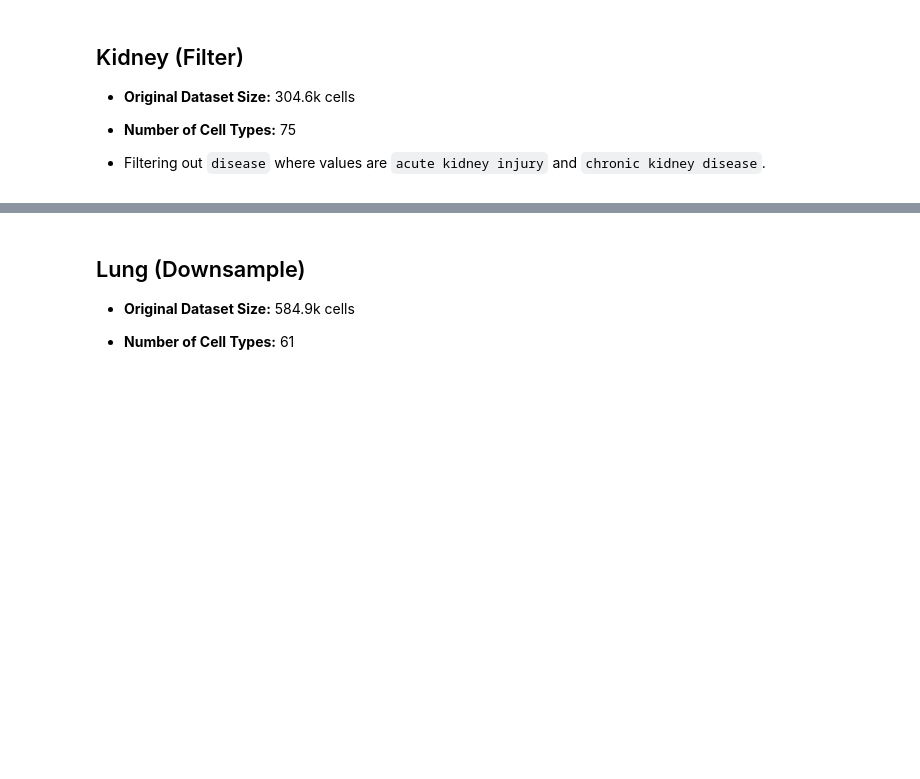
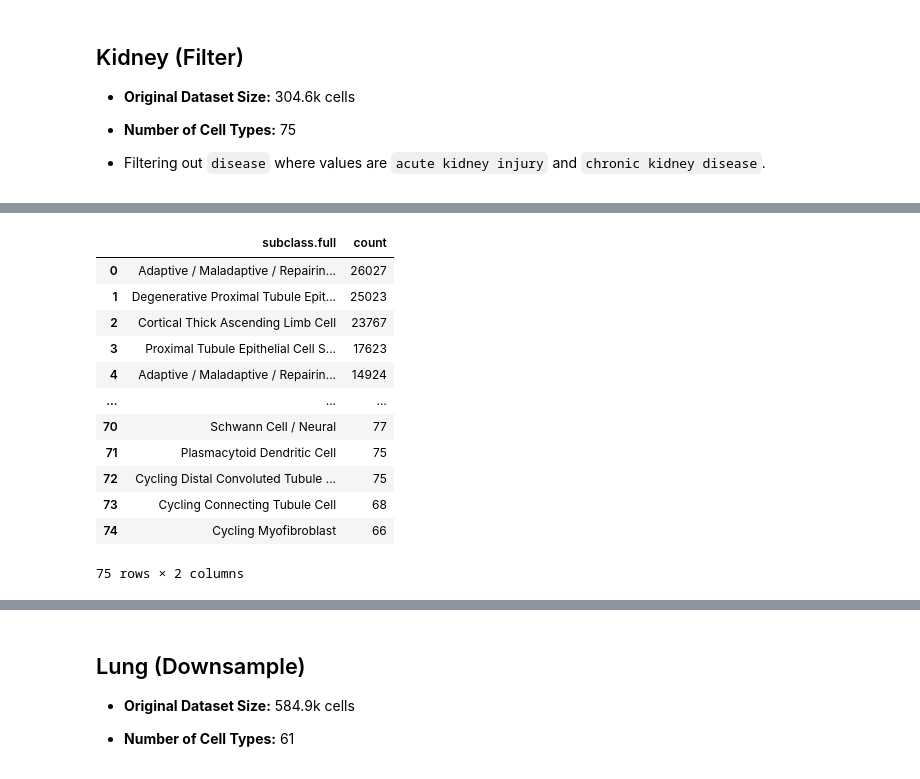
Before and after one commit to svikbecker/NSForest-ncRNA, a Jupyter notebook: beckersv_scripts/all_notebook_cleaning.ipynb, the cells around one changed output, grey strips where cells are left out. Cells and saved outputs as stored; diff of their text form; code cells hidden in the pictures; blank space fills up the shorter version.

```diff
--- a/beckersv_scripts/all_notebook_cleaning.ipynb
+++ b/beckersv_scripts/all_notebook_cleaning.ipynb
@@ -480,3 +976,8 @@ Returning indices of downsampled cells...
 * **Number of Cell Types:** 75
 
 * Filtering out `disease` where values are `acute kidney injury` and `chronic kidney disease`.
+# %%
+# load the dataset
+file = "data_kidney.h5ad"
+adata_raw = sc.read_h5ad(data_folder + file, backed = "r")
+adata_raw
@@ -482,0 +1068,20 @@ Returning indices of downsampled cells...
+# %%
+# defining cluster header
+cluster_header = "subclass.full" # column name in adata.obs that contains the cluster labels used in NS-Forest
+# %%
+# check cell counts by cluster
+pd.DataFrame(adata_raw.obs[cluster_header].value_counts()).reset_index()
+# %% [output]
+|  | subclass.full | count |
+| 0 | Adaptive / Maladaptive / Repairin... | 26027 |
+| 1 | Degenerative Proximal Tubule Epit... | 25023 |
+| 2 | Cortical Thick Ascending Limb Cell | 23767 |
+| 3 | Proximal Tubule Epithelial Cell S... | 17623 |
+| 4 | Adaptive / Maladaptive / Repairin... | 14924 |
+| ... | ... | ... |
+| 70 | Schwann Cell / Neural | 77 |
+| 71 | Plasmacytoid Dendritic Cell | 75 |
+| 72 | Cycling Distal Convoluted Tubule ... | 75 |
+| 73 | Cycling Connecting Tubule Cell | 68 |
+| 74 | Cycling Myofibroblast | 66 |
+75 rows × 2 columns
```
Also changed, not shown: parts of 55 cells of this notebook.
